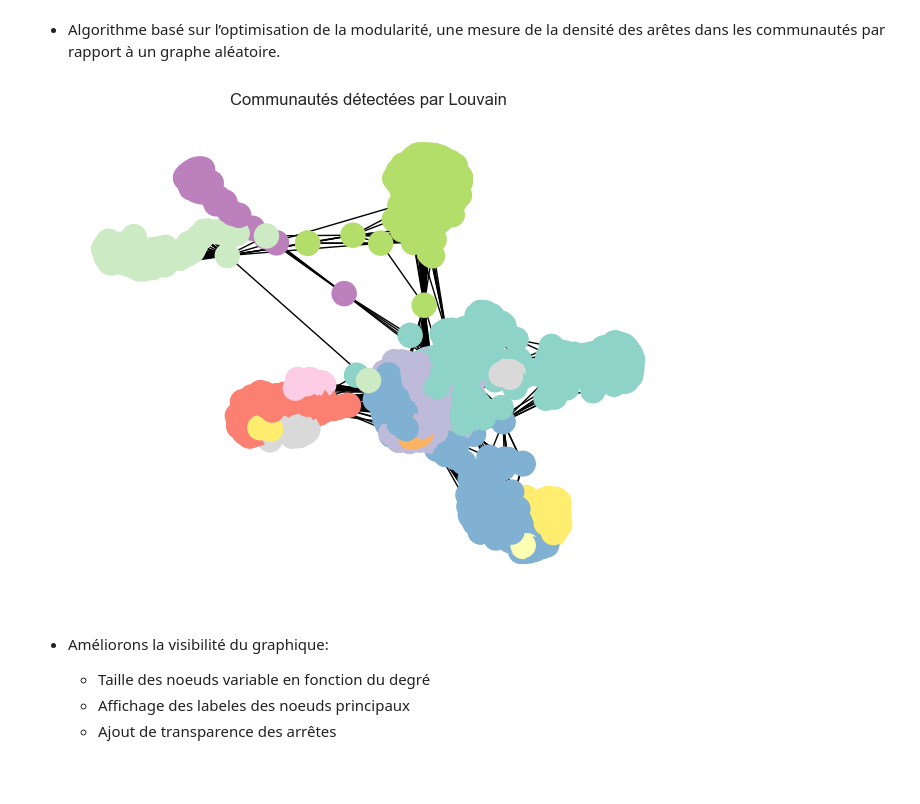
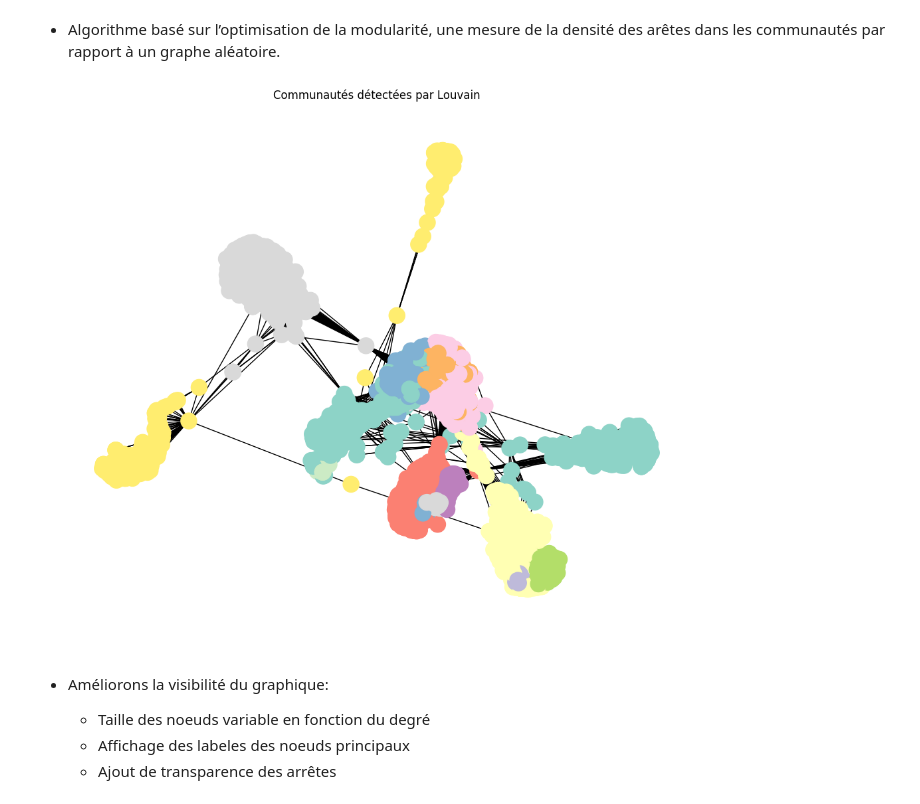
Before and after one commit to horndeer/GRAPH-project-2025, a Jupyter notebook: facebook.ipynb, the cells around one changed output. Cells and saved outputs as stored; diff of their text form; code cells hidden in the pictures; blank space fills up the shorter version.

```diff
--- a/facebook.ipynb
+++ b/facebook.ipynb
@@ -253,16 +253,17 @@ import community as community_louvain
 # %%
 # Chaque noeud est affecté à une communauté (int)
 # Exemple : {0: 1, 1: 0, 2: 1, 3: 2, ...}
+plt.figure(figsize=(10, 8))
 partition = community_louvain.best_partition(G)
 
 # Visualisation
-pos = nx.spring_layout(G) # Position des noeuds
-cmap =  # Couleurs
+pos = nx.spring_layout(G, seed=0) # Position des noeuds
+cmap = plt.cm.Set3 # Couleurs
 nx.draw(G, pos, node_color=list(partition.values()), with_labels=False, cmap=cmap)
 plt.title("Communautés détectées par Louvain")
 plt.show()
 # %% [output]
-[figure, old version]
+[figure, new version]
 # %% [markdown]
 - Améliorons la visibilité du graphique:
 
```
Also changed, not shown: parts of 17 cells of this notebook.
